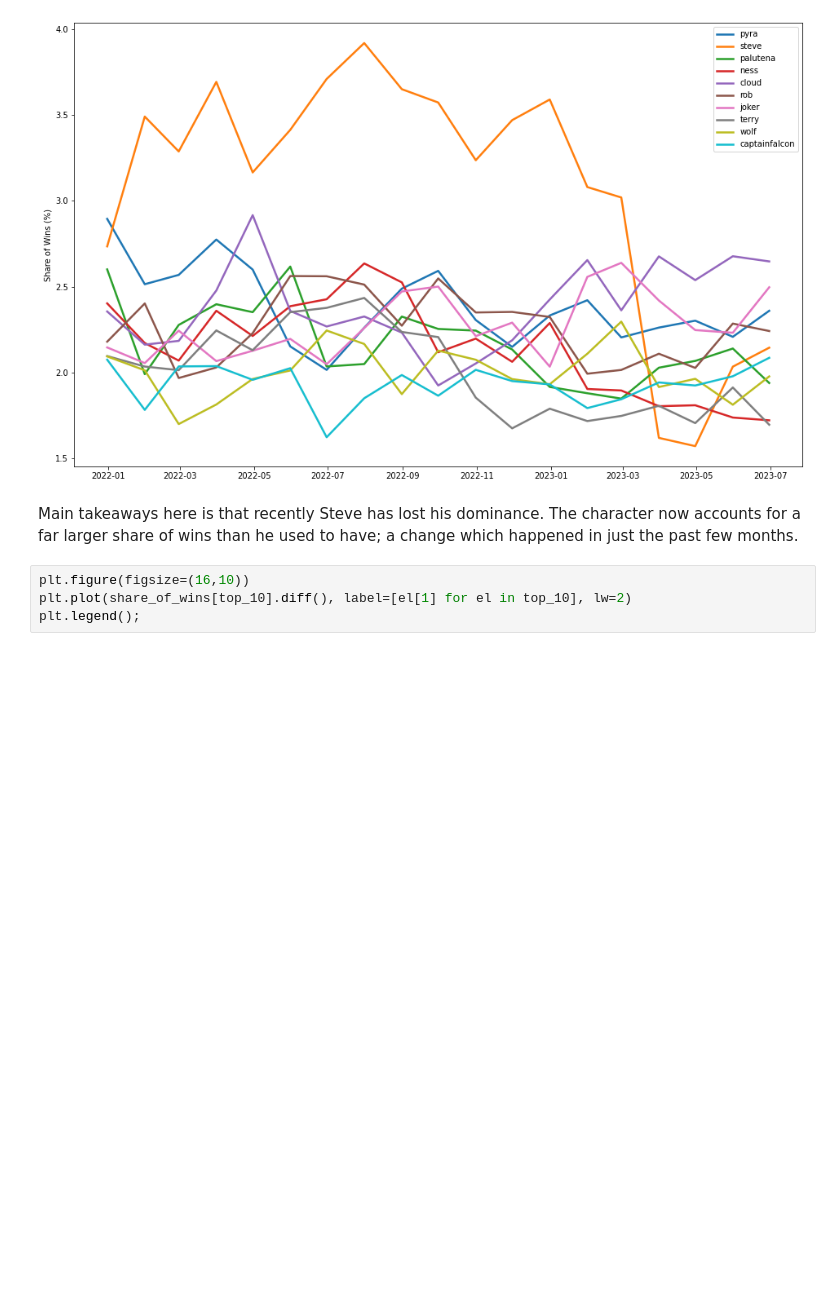
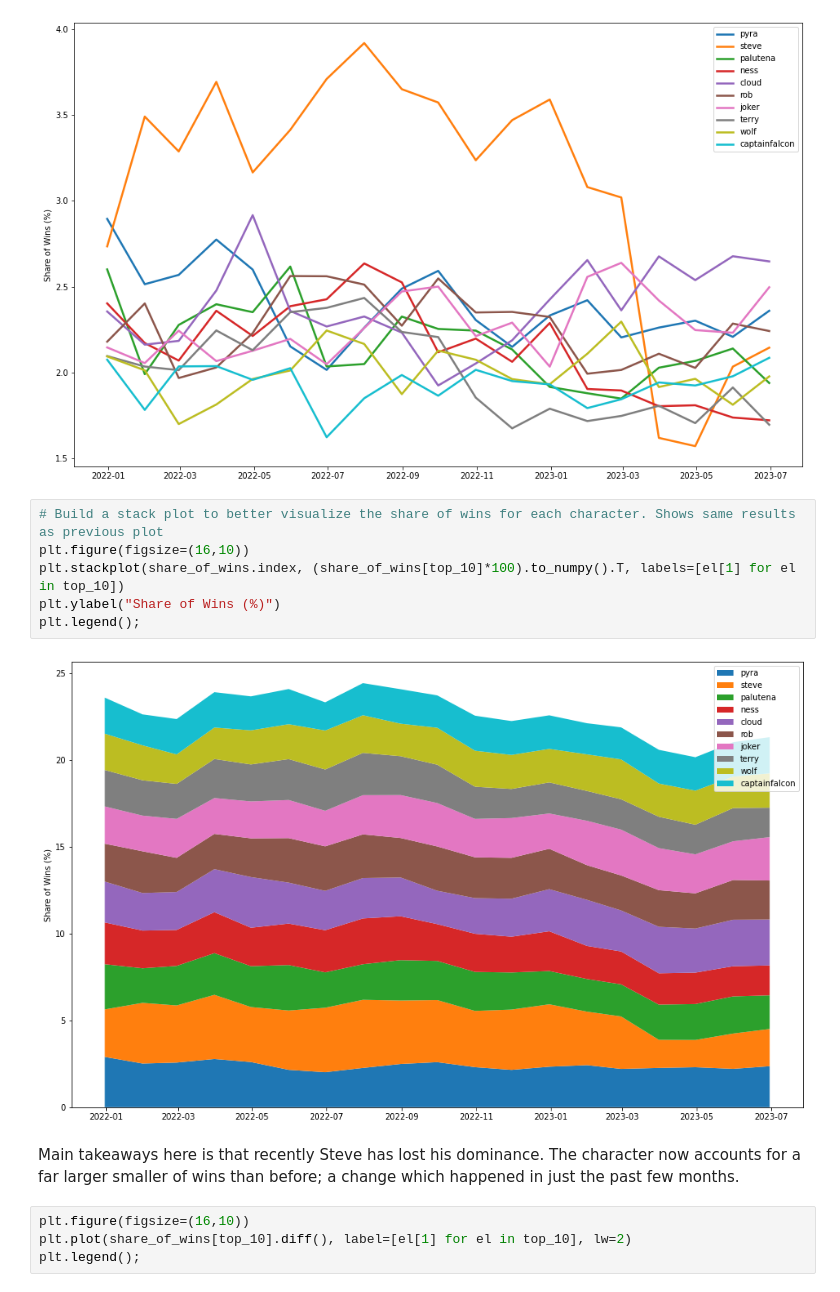
Before and after one commit to gkap720/smash-analysis, a Jupyter notebook: Exploration.ipynb, the cells around one changed output. Cells and saved outputs as stored; diff of their text form; blank space fills up the shorter version.

Commit message:
clean up code, fix typos, add new stack plot

```diff
--- a/Exploration.ipynb
+++ b/Exploration.ipynb
@@ -265,8 +269,16 @@ plt.ylabel("Share of Wins (%)")
 plt.legend();
 # %% [output]
 [figure]
+# %%
+# Build a stack plot to better visualize the share of wins for each character. Shows same results as previous plot
+plt.figure(figsize=(16,10))
+plt.stackplot(share_of_wins.index, (share_of_wins[top_10]*100).to_numpy().T, labels=[el[1] for el in top_10])
+plt.ylabel("Share of Wins (%)")
+plt.legend();
+# %% [output]
+[figure, added]
 # %% [markdown]
-Main takeaways here is that recently Steve has lost his dominance. The character now accounts for a far larger share of wins than he used to have; a change which happened in just the past few months.
+Main takeaways here is that recently Steve has lost his dominance. The character now accounts for a far larger smaller of wins than before; a change which happened in just the past few months.
 # %%
 plt.figure(figsize=(16,10))
 plt.plot(share_of_wins[top_10].diff(), label=[el[1] for el in top_10], lw=2)
```
Also changed, not shown: parts of 3 cells of this notebook.
